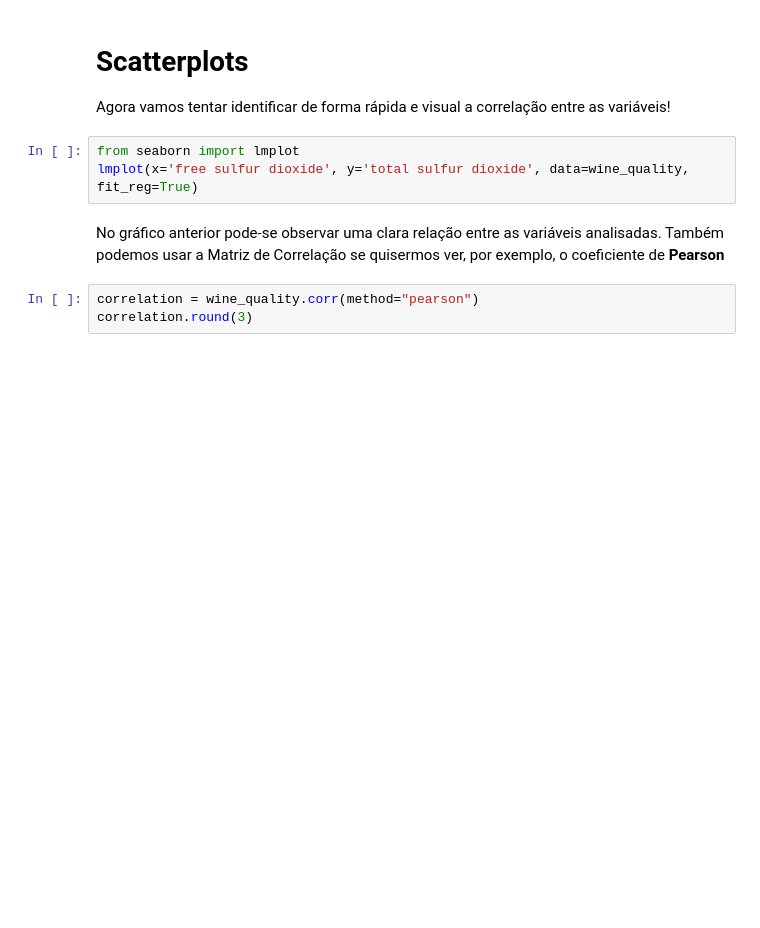
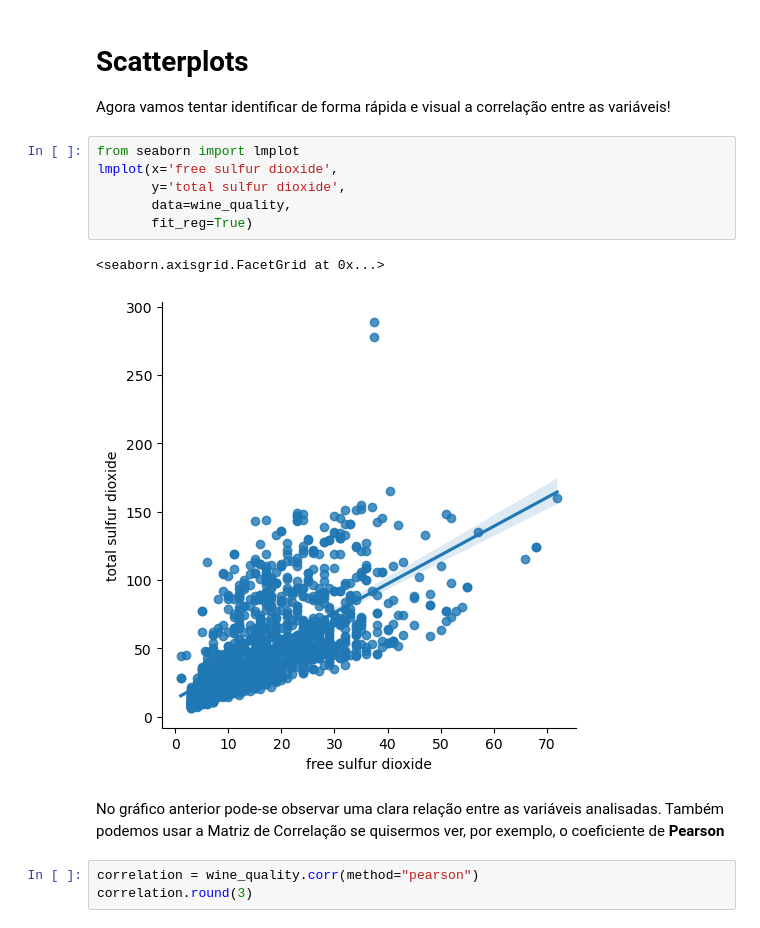
Before and after one commit to cordeirolibel/coderhouse_ds_45735, a Jupyter notebook: Aula11 (Exploratory Data Analysis (EDA))/Aula11.ipynb, the cells around one changed output. Cells and saved outputs as stored; diff of their text form; blank space fills up the shorter version.

```diff
--- a/Aula11 (Exploratory Data Analysis (EDA))/Aula11.ipynb
+++ b/Aula11 (Exploratory Data Analysis (EDA))/Aula11.ipynb
@@ -98,5 +199,11 @@ plt.tight_layout()
 Agora vamos tentar identificar de forma rápida e visual a correlação entre as variáveis!
 # %%
 from seaborn import lmplot
-lmplot(x='free sulfur dioxide', y='total sulfur dioxide', data=wine_quality, fit_reg=True)
+lmplot(x='free sulfur dioxide',
+       y='total sulfur dioxide',
+       data=wine_quality,
+       fit_reg=True)
+# %% [output]
+<seaborn.axisgrid.FacetGrid at 0x...>
+[figure, added]
 # %% [markdown]
```
Also changed, not shown: parts of 19 cells of this notebook, 1 other file.
